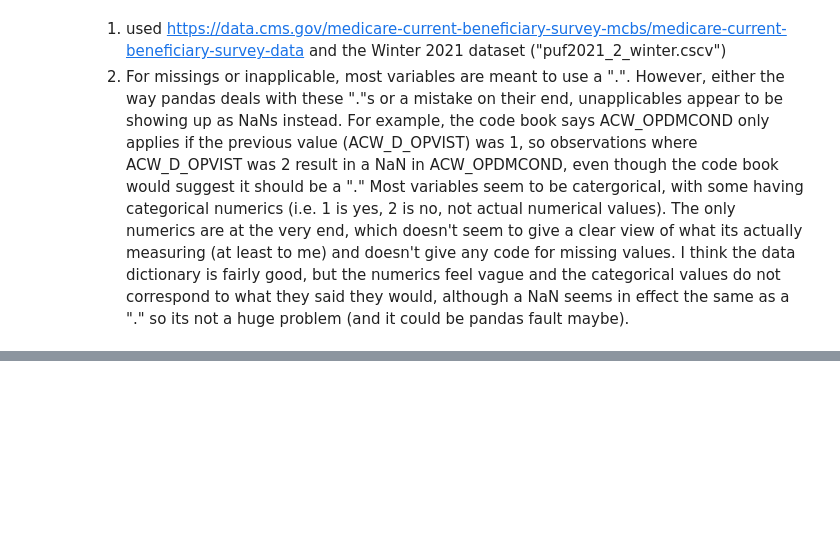
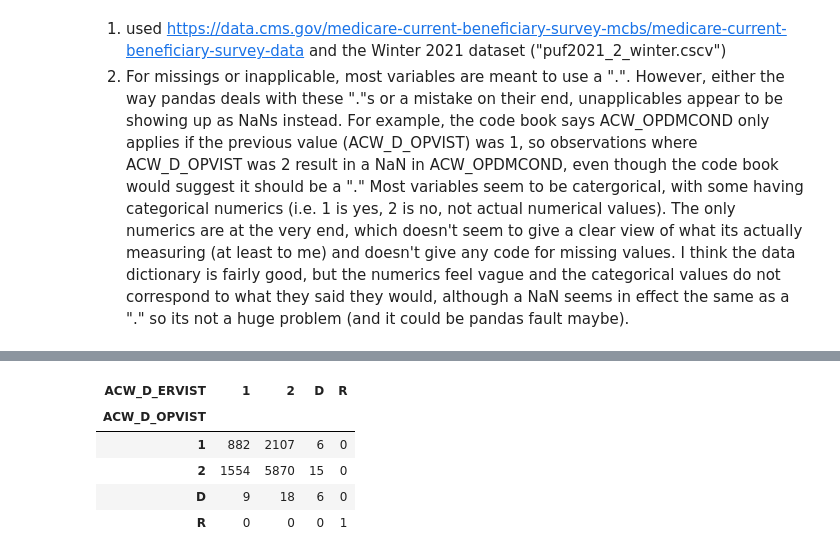
Before and after one commit to JulianKrese/visualization, a Jupyter notebook: assignment/assignment.ipynb, the cells around one changed output, grey strips where cells are left out. Drawn from its saved outputs; the diff is of its cells as text; code cells hidden in the pictures; blank space fills up the shorter version.

```diff
--- a/assignment/assignment.ipynb
+++ b/assignment/assignment.ipynb
@@ -260,0 +286,9 @@ I chose outpatient ("OP visit in this or any of prev 2 rounds") and inpatient ("
+# %%
+pd.crosstab(df[OP], df[ER])
+# %% [output]
+| ACW_D_ERVIST | 1 | 2 | D | R |
+| ACW_D_OPVIST |  |  |  |  |
+| 1 | 882 | 2107 | 6 | 0 |
+| 2 | 1554 | 5870 | 15 | 0 |
+| D | 9 | 18 | 6 | 0 |
+| R | 0 | 0 | 0 | 1 |
```
Also changed, not shown: parts of 8 cells of this notebook.
